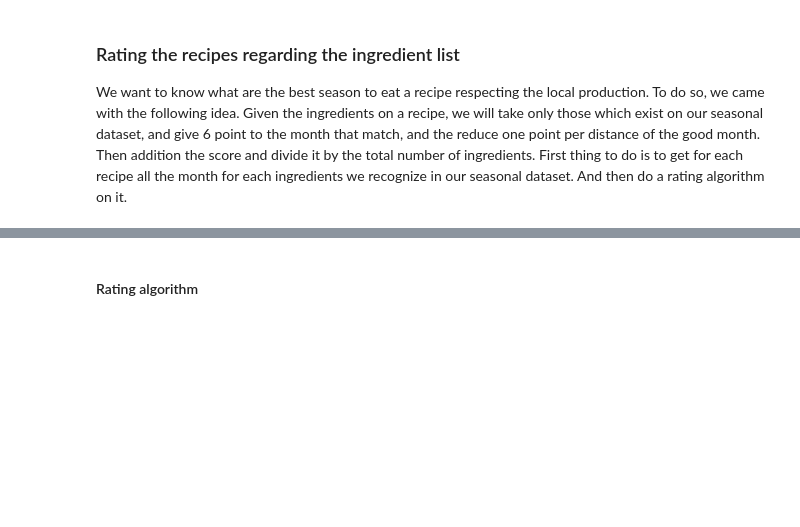
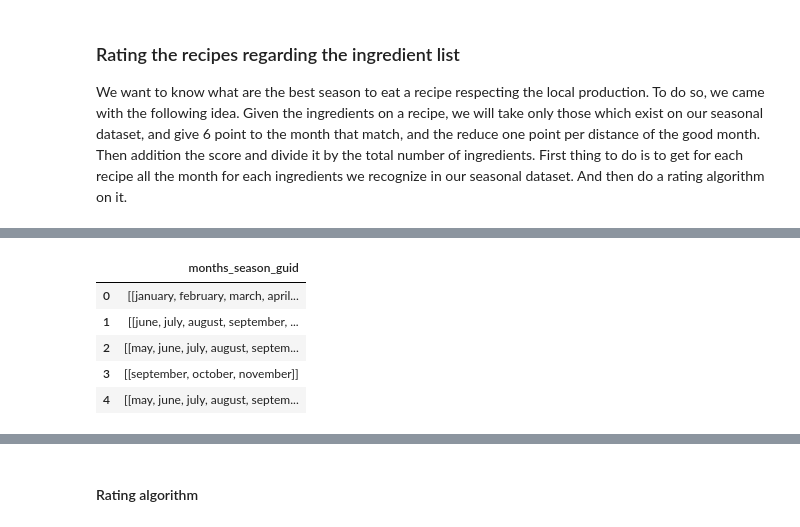
Before and after one commit to csbenz/ada, a Jupyter notebook: project/Project_test.ipynb, the cells around one changed output, grey strips where cells are left out. Drawn from its saved outputs; the diff is of its cells as text; code cells hidden in the pictures; blank space fills up the shorter version.

```diff
--- a/project/Project_test.ipynb
+++ b/project/Project_test.ipynb
@@ -382,3 +382,8 @@ artichokes    [february, march, april, may, june, september,...
 arugula       [march, april, may, june, july, august, septem...
 asparagus             [march, april, may, june, february, july]
 Name: month, dtype: object
+# %%
+season_guid_full = season_guide_data.drop_duplicates()
+
+season_guid_per_month_state = season_guide_data.groupby(['food', 'state'])['month'].apply(list)
+season_guid_per_month_state.head()
@@ -393,12 +406,15 @@ First thing to do is to get for each recipe all the month for each ingredients w
 def get_month_for_ingredient():
     months_eat = pd.DataFrame(columns=['months_eat_season'])
     months_season = pd.DataFrame(columns=['months_season_guid'])
+    months_season_states = pd.DataFrame(columns=['months_season_guid_states'])
+
 
     nbr_elem = review_data.shape[0]
 
     for i, row in review_data.iterrows():
         month_eat_season = []
         month_season_guid = []
+        month_season_state = []
         for line in review_data['ingredients_list'][i].split('|'):
             words = re.sub(r"[0-9]+|\(|\/|\)|,", '', line).lower().split(' ')
             prev_word = ''
@@ -415,6 +431,14 @@ def get_month_for_ingredient():
                         month_season_guid.append(season_guid_per_month[word])
                     if comp_word in season_guid_per_month.index and prev_word != '':
                         month_season_guid.append(season_guid_per_month[comp_word])
+                    if comp_word in season_guid_per_month_state.index and prev_word != '':
+                        for j, value in enumerate(season_guid_per_month_state[comp_word]):
+                            li = [season_guid_per_month_state[comp_word].index[j]]
+                            month_season_state.append(li + value)
+                    if word in season_guid_per_month_state.index:
+                        for k, value in enumerate(season_guid_per_month_state[word]):
+                            li = [season_guid_per_month_state[word].index[k]]
+                            month_season_state.append(li + value)
                     prev_word = word
         #TODO make this generate a ranking and not this table
         months_eat = months_eat.append({
@@ -423,19 +447,24 @@ def get_month_for_ingredient():
         months_season = months_season.append({
                     'months_season_guid' : month_season_guid,
             }, ignore_index=True)
-        #if ((i % 2500) == 0):
-        #    ratio = (i / nbr_elem) * 100
-        #    print('We are curently at ' + str(ratio) + '%')
-    return months_eat, months_season
+        months_season_states = months_season_states.append({
+                    'months_season_guid_states' : month_season_state,
+            }, ignore_index=True)
+        if ((i % 2500) == 0):
+            ratio = (i / nbr_elem) * 100
+            print('We are curently at ' + str(ratio) + '%')
+    return months_eat, months_season, months_season_states
 # %%
 my_file = Path('data/months_eat.csv')
 if my_file.is_file():
     months_eat = pd.read_csv('data/months_eat.csv', encoding='latin-1')
     months_season = pd.read_csv('data/months_season.csv', encoding='latin-1')
+    months_season_states = pd.read_csv('data/months_season_states.csv', encoding='latin-1')
 else:
-    months_eat, months_season = get_month_for_ingredient()
+    months_eat, months_season, months_season_states = get_month_for_ingredient()
     months_eat.to_csv('data/months_eat.csv', index=False)
     months_season.to_csv('data/months_season.csv', index=False)
+    months_season_states.to_csv('data/months_season_states.csv', index=False)
 
 months_eat.head()
 # %% [output]
@@ -445,3 +491,12 @@ months_eat.head()
 | 2 | [[january, august, september, oct... |
 | 3 | [] |
 | 4 | [[january, august, september, oct... |
+# %%
+months_season.head()
+# %% [output]
+|  | months_season_guid |
+| 0 | [[january, february, march, april... |
+| 1 | [[june, july, august, september, ... |
+| 2 | [[may, june, july, august, septem... |
+| 3 | [[september, october, november]] |
+| 4 | [[may, june, july, august, septem... |
```
Also changed, not shown: parts of 7 cells of this notebook.
